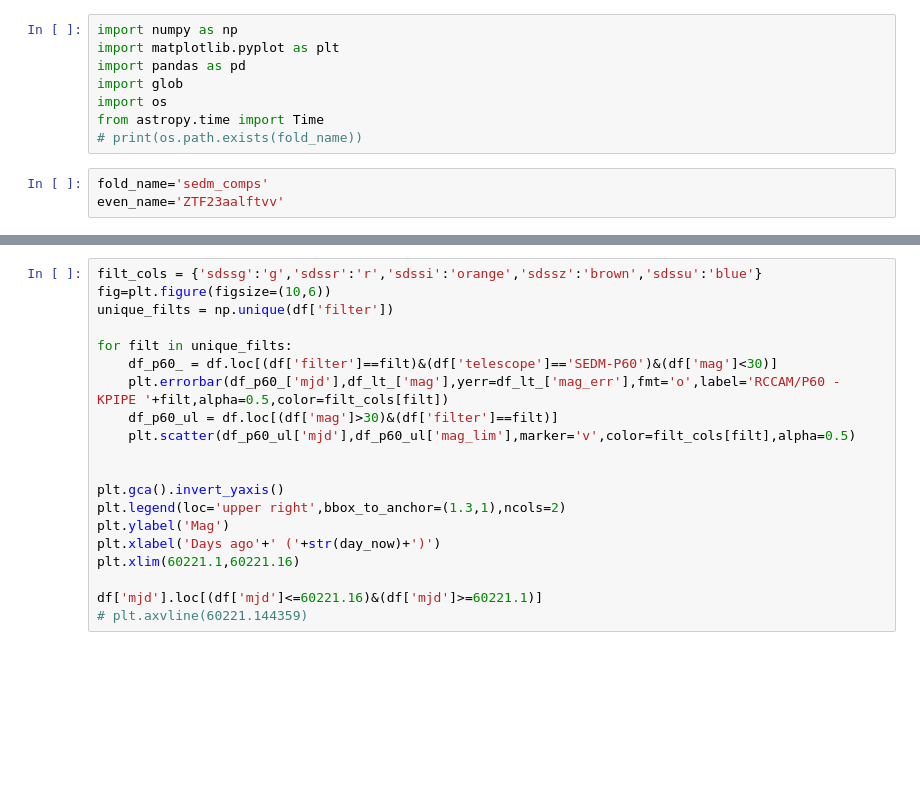
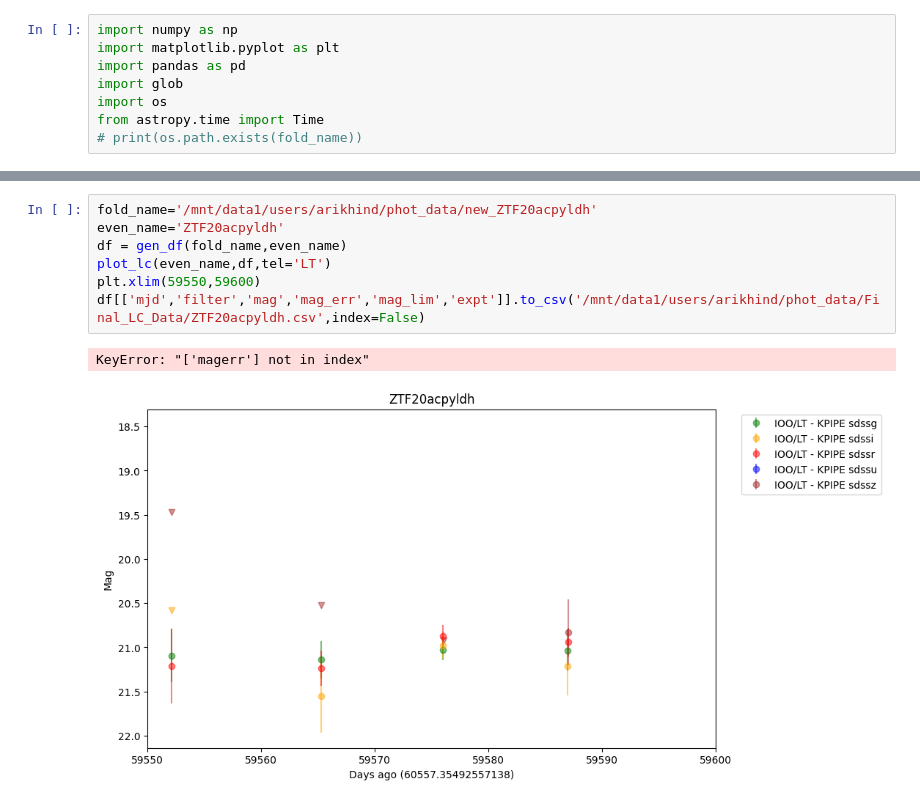
Before and after one commit to kryanhinds/subphot_pipe, a Jupyter notebook: compare_to_sedm.ipynb, the cells around one changed output, grey strips where cells are left out. Cells and saved outputs as stored; diff of their text form; blank space fills up the shorter version.

```diff
--- a/compare_to_sedm.ipynb
+++ b/compare_to_sedm.ipynb
@@ -6,6 +6,3 @@ import glob
 import os
 from astropy.time import Time
 # print(os.path.exists(fold_name))
-# %%
-fold_name='sedm_comps'
-even_name='ZTF23aalftvv'
@@ -58,20 +82,10 @@ print
-# %%
-filt_cols = {'sdssg':'g','sdssr':'r','sdssi':'orange','sdssz':'brown','sdssu':'blue'}
-fig=plt.figure(figsize=(10,6))
-unique_filts = np.unique(df['filter'])
-
-for filt in unique_filts:
-    df_p60_ = df.loc[(df['filter']==filt)&(df['telescope']=='SEDM-P60')&(df['mag']<30)]
-    plt.errorbar(df_p60_['mjd'],df_lt_['mag'],yerr=df_lt_['mag_err'],fmt='o',label='RCCAM/P60 - KPIPE '+filt,alpha=0.5,color=filt_cols[filt])
-    df_p60_ul = df.loc[(df['mag']>30)&(df['filter']==filt)]
-    plt.scatter(df_p60_ul['mjd'],df_p60_ul['mag_lim'],marker='v',color=filt_cols[filt],alpha=0.5)
-
-
-plt.gca().invert_yaxis()
-plt.legend(loc='upper right',bbox_to_anchor=(1.3,1),ncols=2)
-plt.ylabel('Mag')
-plt.xlabel('Days ago'+' ('+str(day_now)+')')
-plt.xlim(60221.1,60221.16)
-
-df['mjd'].loc[(df['mjd']<=60221.16)&(df['mjd']>=60221.1)]
-# plt.axvline(60221.144359)
+# %%
+fold_name='/mnt/data1/users/arikhind/phot_data/new_ZTF20acpyldh'
+even_name='ZTF20acpyldh'
+df = gen_df(fold_name,even_name)
+plot_lc(even_name,df,tel='LT')
+plt.xlim(59550,59600)
+df[['mjd','filter','mag','mag_err','mag_lim','expt']].to_csv('/mnt/data1/users/arikhind/phot_data/Final_LC_Data/ZTF20acpyldh.csv',index=False)
+# %% [output]
+KeyError: "['magerr'] not in index"
+[figure, added]
```
Also changed, not shown: parts of 6 cells of this notebook, 9 other files.
